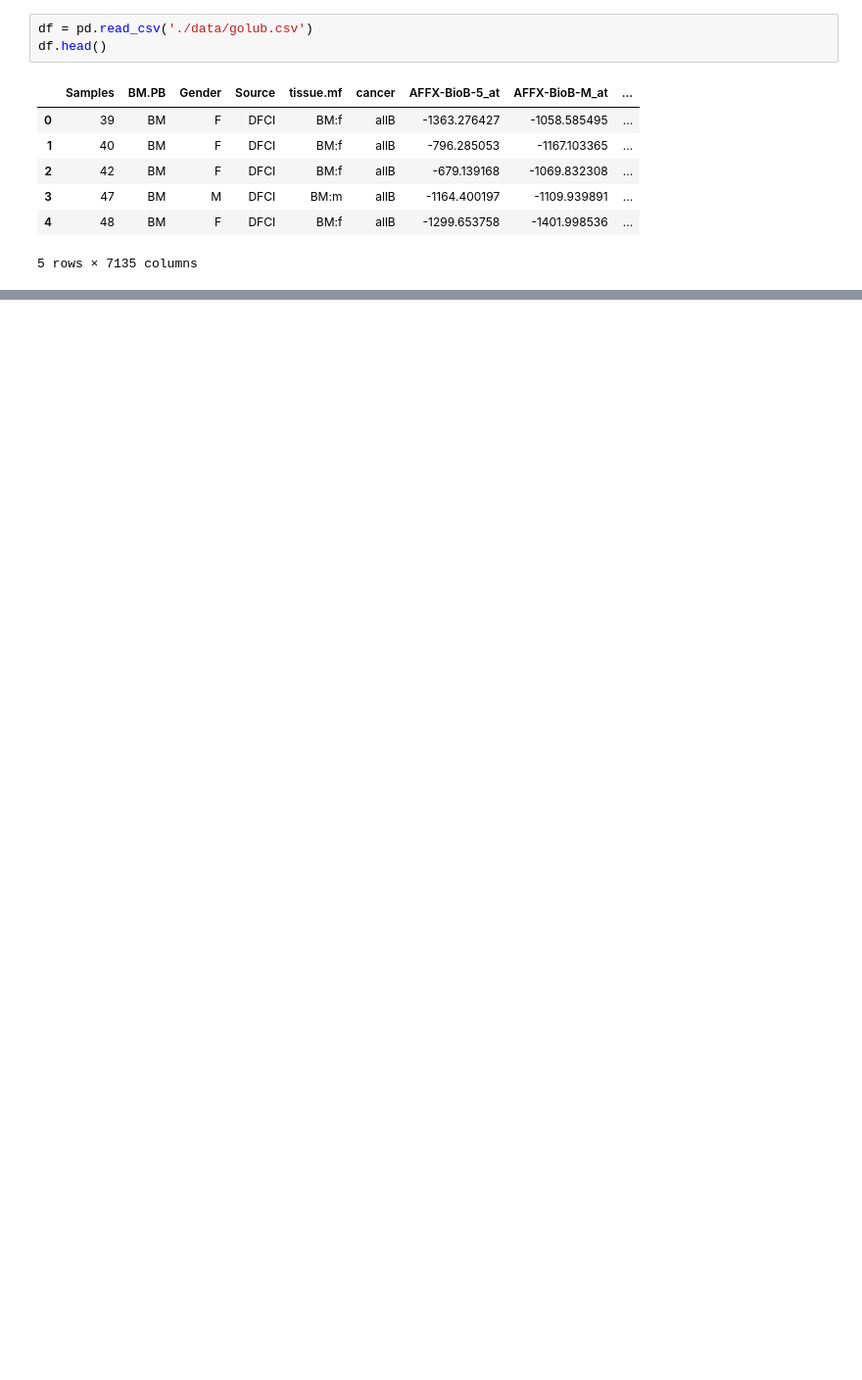
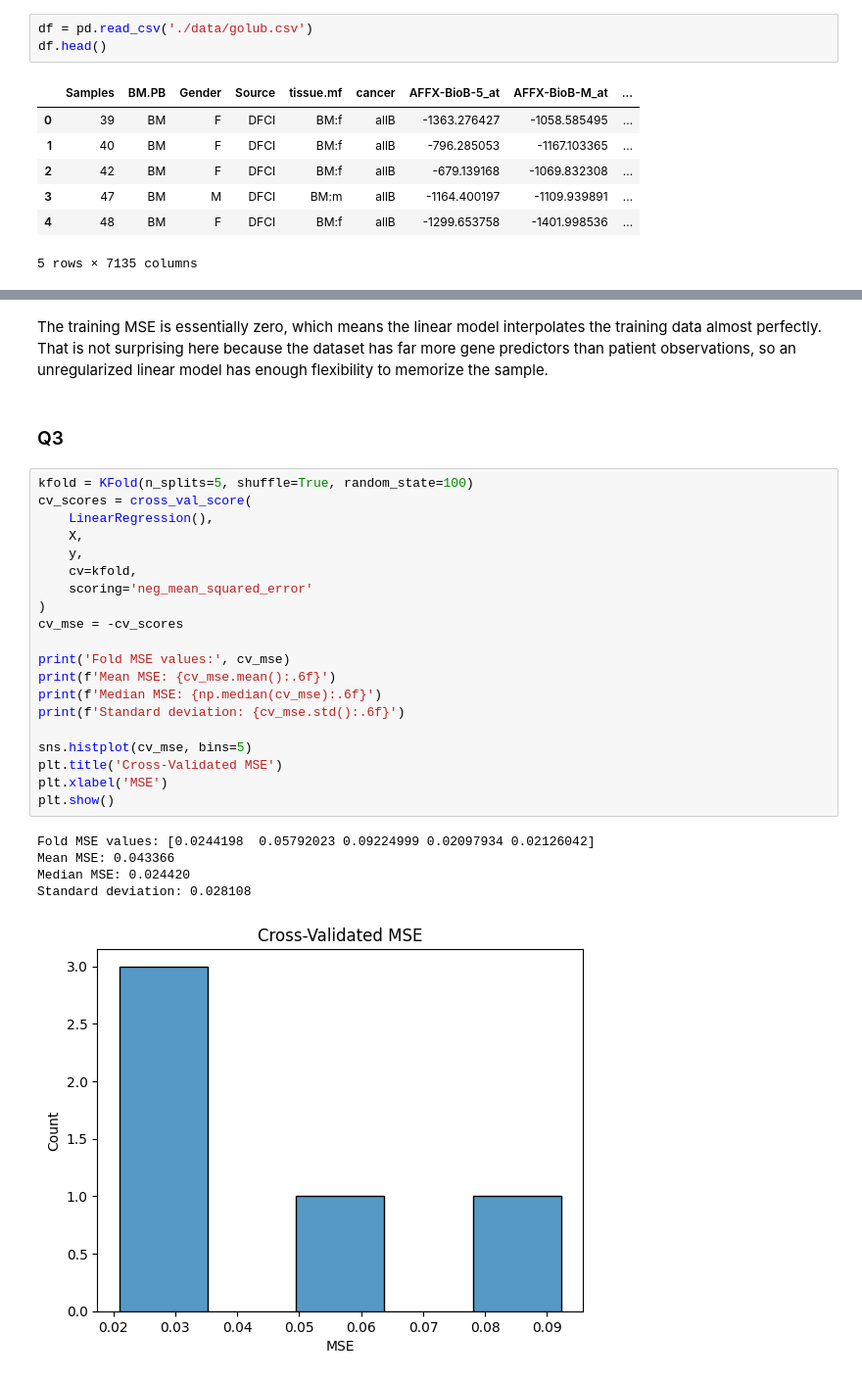
Before and after one commit to qnq9yy/undergrad_ml_assignments, a Jupyter notebook: genomics_lab.ipynb, the cells around one changed output, grey strips where cells are left out. Shown at 98% size. Saved outputs shown, nothing was run; the diff lists cells and outputs as text; blank space fills up the shorter version.

```diff
--- a/genomics_lab.ipynb
+++ b/genomics_lab.ipynb
@@ -38,0 +100,30 @@ df.head()
+# %% [markdown]
+The training MSE is essentially zero, which means the linear model interpolates the training data almost perfectly. That is not surprising here because the dataset has far more gene predictors than patient observations, so an unregularized linear model has enough flexibility to memorize the sample.
+# %% [markdown]
+### Q3
+# %%
+kfold = KFold(n_splits=5, shuffle=True, random_state=100)
+cv_scores = cross_val_score(
+    LinearRegression(),
+    X,
+    y,
+    cv=kfold,
+    scoring='neg_mean_squared_error'
+)
+cv_mse = -cv_scores
+
+print('Fold MSE values:', cv_mse)
+print(f'Mean MSE: {cv_mse.mean():.6f}')
+print(f'Median MSE: {np.median(cv_mse):.6f}')
+print(f'Standard deviation: {cv_mse.std():.6f}')
+
+sns.histplot(cv_mse, bins=5)
+plt.title('Cross-Validated MSE')
+plt.xlabel('MSE')
+plt.show()
+# %% [output]
+Fold MSE values: [0.0244198  0.05792023 0.09224999 0.02097934 0.02126042]
+Mean MSE: 0.043366
+Median MSE: 0.024420
+Standard deviation: 0.028108
+[figure, added]
```
Also changed, not shown: parts of 19 cells of this notebook.
